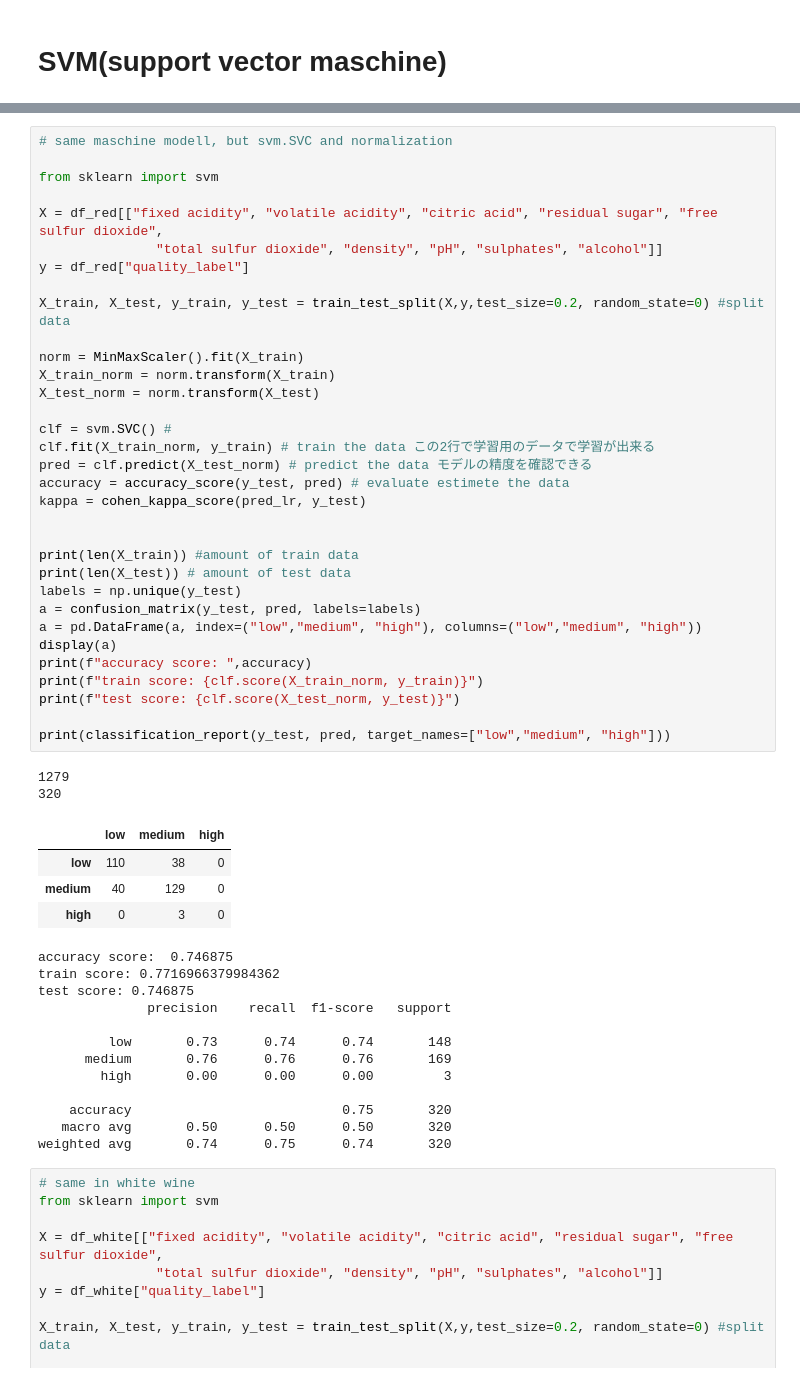
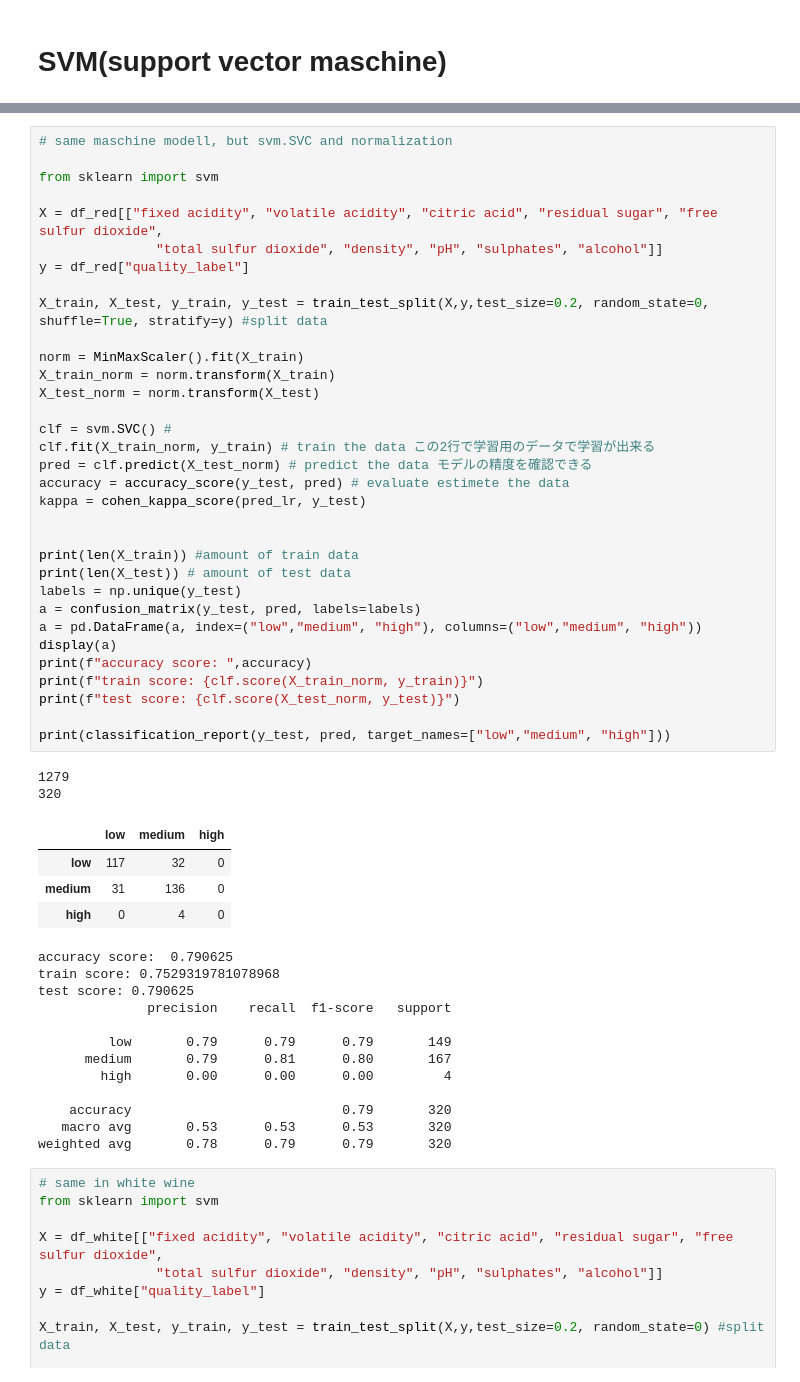
Before and after one commit to satomi26/Project-2, a Jupyter notebook: maschine_learning_modell.ipynb, the cells around one changed output, grey strips where cells are left out. Cells and saved outputs as stored; diff of their text form.

```diff
--- a/maschine_learning_modell.ipynb
+++ b/maschine_learning_modell.ipynb
@@ -2200,49 +2305,49 @@ X = df_red[["fixed acidity", "volatile acidity", "citric acid", "residual sugar"
                "total sulfur dioxide", "density", "pH", "sulphates", "alcohol"]]
 y = df_red["quality_label"]
 
-X_train, X_test, y_train, y_test = train_test_split(X,y,test_size=0.2, random_state=0) #split data
+X_train, X_test, y_train, y_test = train_test_split(X,y,test_size=0.2, random_state=0, shuffle=True, stratify=y) #split data
 
 norm = MinMaxScaler().fit(X_train)
 X_train_norm = norm.transform(X_train)
 X_test_norm = norm.transform(X_test)
 
 clf = svm.SVC() #
 clf.fit(X_train_norm, y_train) # train the data この2行で学習用のデータで学習が出来る
 pred = clf.predict(X_test_norm) # predict the data モデルの精度を確認できる
 accuracy = accuracy_score(y_test, pred) # evaluate estimete the data
 kappa = cohen_kappa_score(pred_lr, y_test)
 
 
 print(len(X_train)) #amount of train data
 print(len(X_test)) # amount of test data
 labels = np.unique(y_test)
 a = confusion_matrix(y_test, pred, labels=labels)
 a = pd.DataFrame(a, index=("low","medium", "high"), columns=("low","medium", "high"))
 display(a)
 print(f"accuracy score: ",accuracy)
 print(f"train score: {clf.score(X_train_norm, y_train)}")
 print(f"test score: {clf.score(X_test_norm, y_test)}")
 
 print(classification_report(y_test, pred, target_names=["low","medium", "high"]))
 # %% [output]
 1279
 320
 |  | low | medium | high |
-| low | 110 | 38 | 0 |
-| medium | 40 | 129 | 0 |
-| high | 0 | 3 | 0 |
+| low | 117 | 32 | 0 |
+| medium | 31 | 136 | 0 |
+| high | 0 | 4 | 0 |
-accuracy score:  0.746875
-train score: 0.7716966379984362
-test score: 0.746875
+accuracy score:  0.790625
+train score: 0.7529319781078968
+test score: 0.790625
               precision    recall  f1-score   support
 
-         low       0.73      0.74      0.74       148
-      medium       0.76      0.76      0.76       169
-        high       0.00      0.00      0.00         3
+         low       0.79      0.79      0.79       149
+      medium       0.79      0.81      0.80       167
+        high       0.00      0.00      0.00         4
 
-    accuracy                           0.75       320
-   macro avg       0.50      0.50      0.50       320
-weighted avg       0.74      0.75      0.74       320
+    accuracy                           0.79       320
+   macro avg       0.53      0.53      0.53       320
+weighted avg       0.78      0.79      0.79       320
 # %%
 # same in white wine
 from sklearn import svm
```
Also changed, not shown: parts of 13 cells of this notebook, 1 other file.
